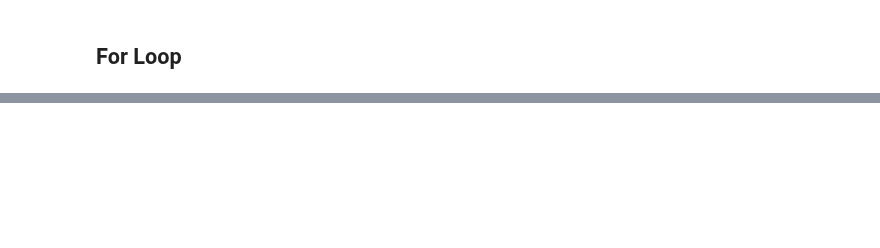
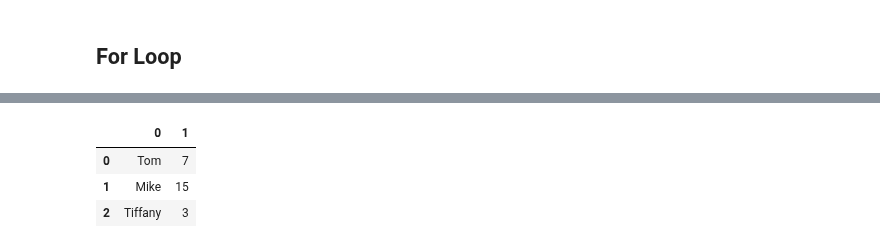
Before and after one commit to mfbenitezp/PY4SA_Course, a Jupyter notebook: Demos.ipynb, the cells around one changed output, grey strips where cells are left out. Drawn from its saved outputs; the diff is of its cells as text; code cells hidden in the pictures; blank space fills up the shorter version.

```diff
--- a/Demos.ipynb
+++ b/Demos.ipynb
@@ -158,0 +430,12 @@ The Macallan
+# %%
+pd_1 = pd.DataFrame([['Tom', 7], ['Mike', 15], ['Tiffany', 3]])
+pd_2 = pd.DataFrame(np.array([['Tom', 7], ['Mike', 15], ['Tiffany', 3]]))
+pd_3 = pd.DataFrame({"Name": ['Tom', 'Mike', 'Tiffany'], "Number": [7, 15, 3]})
+pd_4 = pd.DataFrame(zip(['Tom', 'Mike', 'Tiffany'], [7, 15, 3]))
+pd_5 = pd.DataFrame({"Name": pd.Series(['Tom', 'Mike', 'Tiffany']), "Number": pd.Series([7, 15, 3])})
+pd_1
+# %% [output]
+|  | 0 | 1 |
+| 0 | Tom | 7 |
+| 1 | Mike | 15 |
+| 2 | Tiffany | 3 |
```
Also changed, not shown: parts of 45 cells of this notebook.
